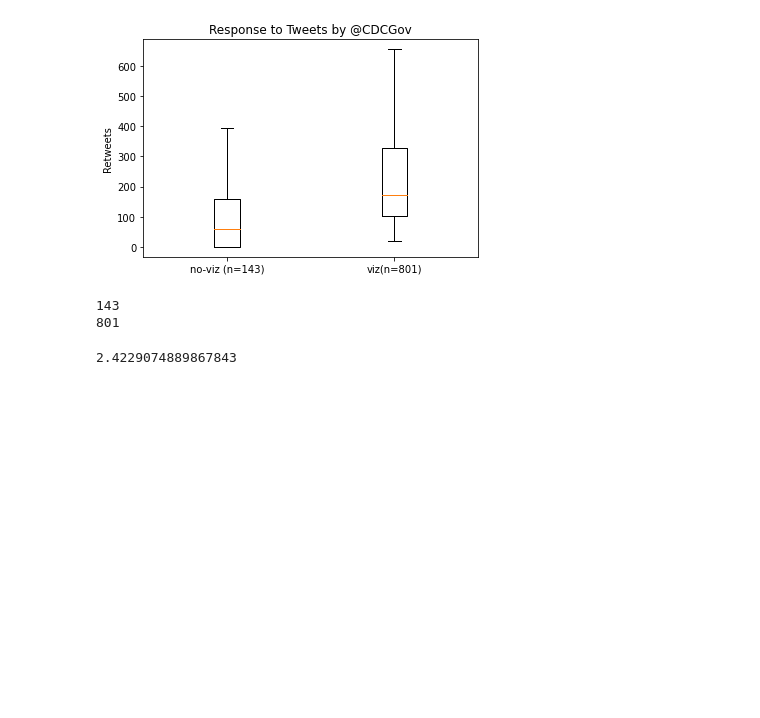
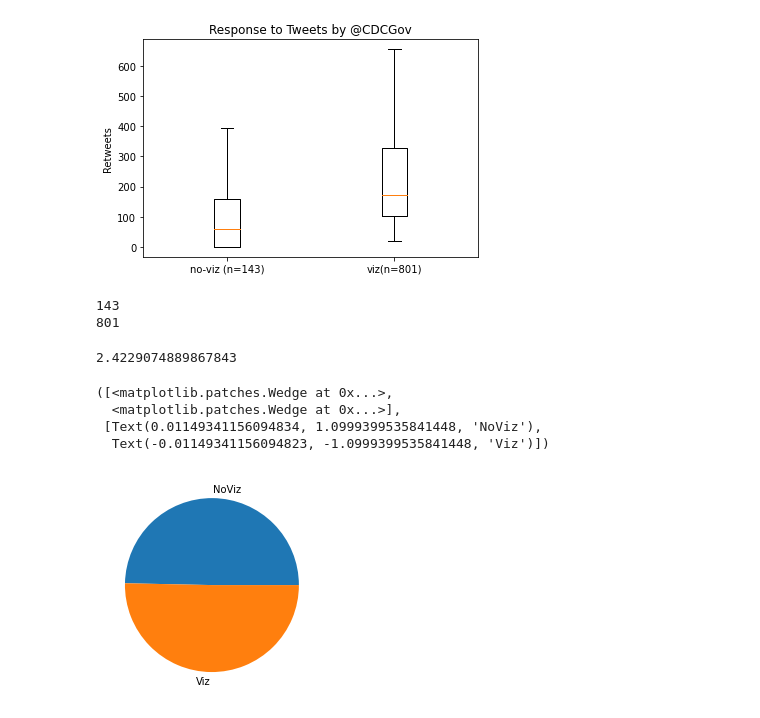
Before and after one commit to kasumbarobert/cse557a-research-project, a Jupyter notebook: box_and_whisker.ipynb, the cells around one changed output. Drawn from its saved outputs; the diff is of its cells as text; code cells hidden in the pictures; blank space fills up the shorter version.

```diff
--- a/box_and_whisker.ipynb
+++ b/box_and_whisker.ipynb
@@ -170,4 +170,10 @@ print(summer/len(vizt) * 100)
 # %% [output]
 2.4229074889867843
 # %%
-plt.pie([len(novizt)
+plt.pie([len(novizt), len(vizt)] , labels = ["NoViz", "Viz"])
+# %% [output]
+([<matplotlib.patches.Wedge at 0x...>,
+  <matplotlib.patches.Wedge at 0x...>],
+ [Text(0.01149341156094834, 1.0999399535841448, 'NoViz'),
+  Text(-0.01149341156094823, -1.0999399535841448, 'Viz')])
+[figure, added]
```
Also changed, not shown: 1 other file.
